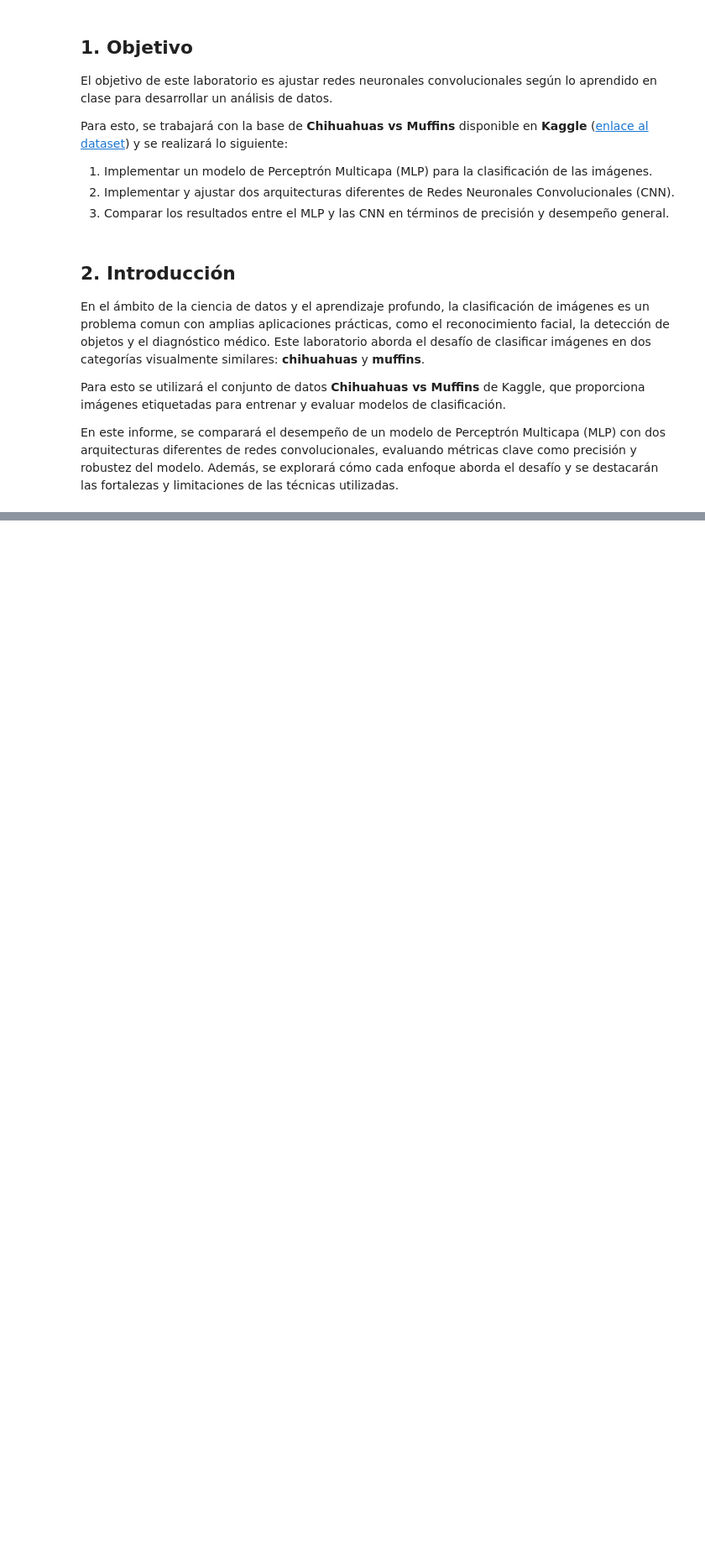
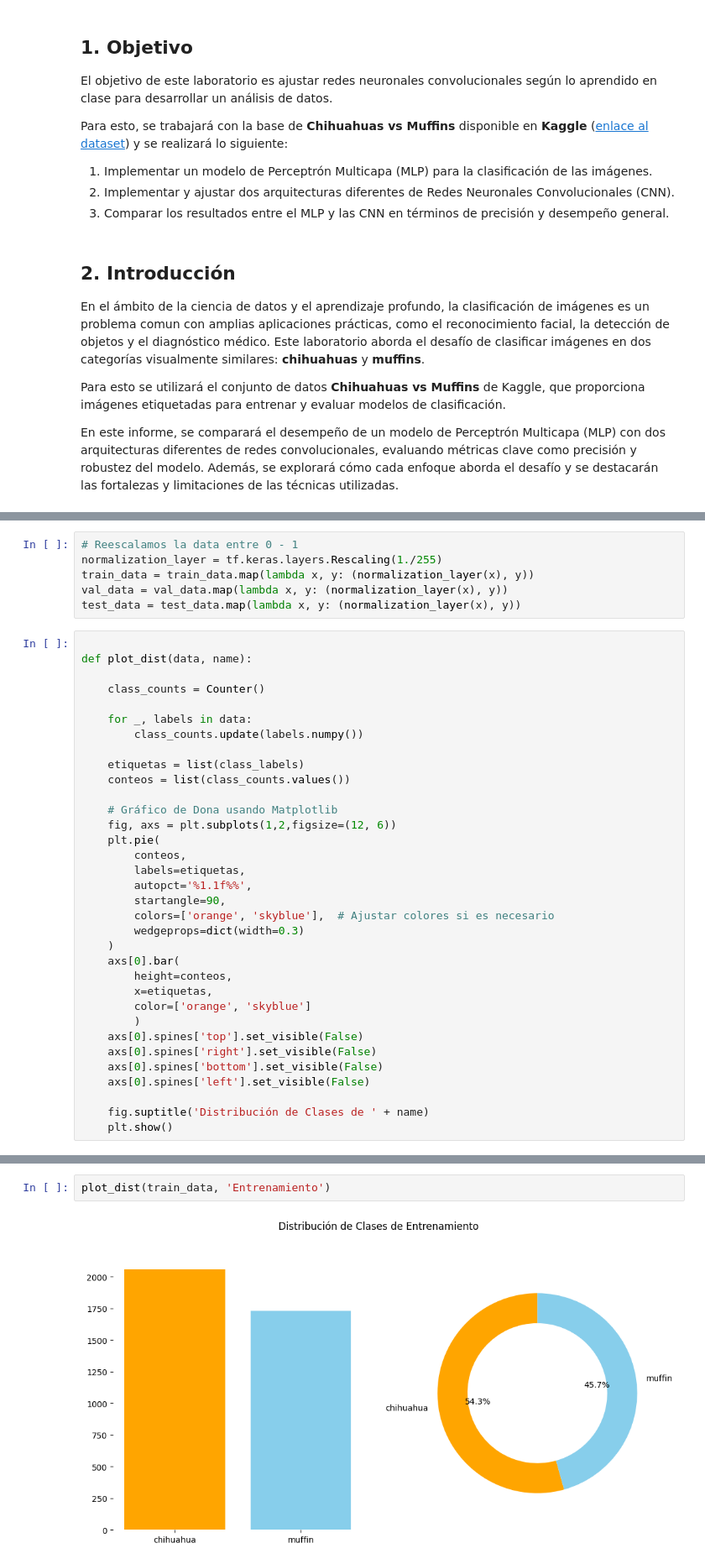
Before and after one commit to Gaddran/Tarea2MLA, a Jupyter notebook: Tarea2.ipynb, the cells around one changed output, grey strips where cells are left out. Shown at 84% size. Drawn from its saved outputs; the diff is of its cells as text; blank space fills up the shorter version.

```diff
--- a/Tarea2.ipynb
+++ b/Tarea2.ipynb
@@ -67,0 +173,40 @@ To enable the following instructions: SSE4.1 SSE4.2 AVX AVX2 FMA, in other opera
+# %%
+# Reescalamos la data entre 0 - 1
+normalization_layer = tf.keras.layers.Rescaling(1./255)
+train_data = train_data.map(lambda x, y: (normalization_layer(x), y))
+val_data = val_data.map(lambda x, y: (normalization_layer(x), y))
+test_data = test_data.map(lambda x, y: (normalization_layer(x), y))
+# %%
+
+def plot_dist(data, name):
+
+    class_counts = Counter()
+
+    for _, labels in data:
+        class_counts.update(labels.numpy())
+
+    etiquetas = list(class_labels)
+    conteos = list(class_counts.values())
+
+    # Gráfico de Dona usando Matplotlib
+    fig, axs = plt.subplots(1,2,figsize=(12, 6))
+    plt.pie(
+        conteos,
+        labels=etiquetas,
+        autopct='%1.1f%%',
+        startangle=90,
+        colors=['orange', 'skyblue'],  # Ajustar colores si es necesario
+        wedgeprops=dict(width=0.3)
+    )
+    axs[0].bar(
+        height=conteos,
+        x=etiquetas,
+        color=['orange', 'skyblue']
+        )
+    axs[0].spines['top'].set_visible(False)
+    axs[0].spines['right'].set_visible(False)
+    axs[0].spines['bottom'].set_visible(False)
+    axs[0].spines['left'].set_visible(False)
+
+    fig.suptitle('Distribución de Clases de ' + name)
+    plt.show()
@@ -67,0 +217,4 @@ To enable the following instructions: SSE4.1 SSE4.2 AVX AVX2 FMA, in other opera
+# %%
+plot_dist(train_data, 'Entrenamiento')
+# %% [output]
+[figure, added]
```
Also changed, not shown: parts of 39 cells of this notebook, 4 other files.
